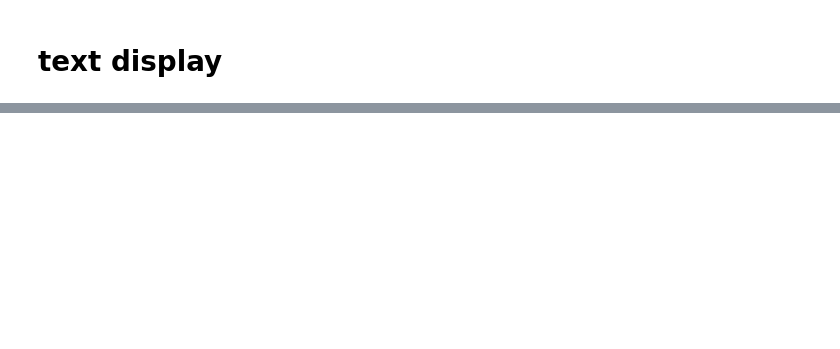
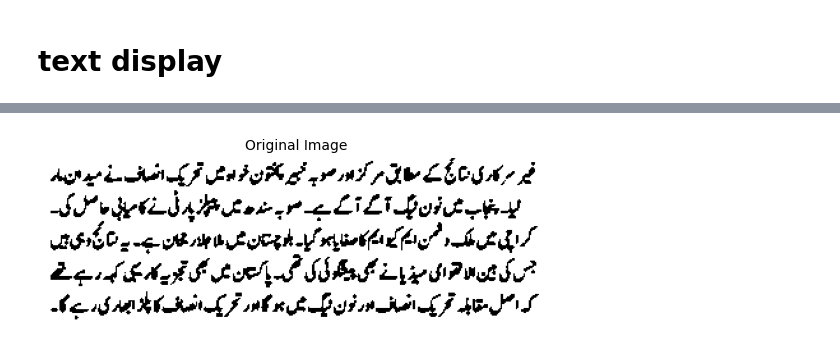
Before and after one commit to Muhammad-Mujtaba-FAST/DIP-Project, a Jupyter notebook: DIP.ipynb, the cells around one changed output, grey strips where cells are left out. Saved outputs shown, nothing was run; the diff lists cells and outputs as text; code cells hidden in the pictures; blank space fills up the shorter version.

```diff
--- a/DIP.ipynb
+++ b/DIP.ipynb
@@ -51,0 +244,34 @@ Error: OpenCV(4.8.0) :-1: error: (-5:Bad argument) in function 'imshow'
+# %%
+import cv2
+import numpy as np
+import matplotlib.pyplot as plt
+import traceback
+import pytesseract as ocr
+
+path = r'u2.jpeg'
+# path = r'F:\img\ocr_english_4_invert.png'
+img = cv2.imread(path, cv2.IMREAD_GRAYSCALE)
+img = cv2.GaussianBlur(img,(3,3),0.0)
+threshold, bw = cv2.threshold(img, 10, 255, cv2.THRESH_BINARY+cv2.THRESH_OTSU)
+# count white pixels (text pixels)
+foreground = cv2.countNonZero(bw)
+totalPixels = img.shape[0] * img.shape[1]
+# percentage of white pixels
+perc = foreground/totalPixels*100
+
+if(perc>50):
+    bw = cv2.bitwise_not(bw)
+print(perc)
+
+# threshold, bw = cv2.threshold(img, 100, 255, cv2.THRESH_BINARY+cv2.THRESH_OTSU)
+se = cv2.getStructuringElement(cv2.MORPH_CROSS, (1,1))
+bw =  cv2.morphologyEx(bw,cv2.MORPH_CLOSE,se)
+print(threshold)
+fig, axs = plt.subplots(1,1)
+
+axs.imshow(cv2.bitwise_not(bw),cmap='gray')
+axs.axis('off')
+axs.set_title('Original Image',fontsize='medium')
+result = ocr.image_to_string(bw, lang='urd')
+print(result)
+# %% [output]
@@ -51,0 +286 @@ Error: OpenCV(4.8.0) :-1: error: (-5:Bad argument) in function 'imshow'
+[figure, added]
```
Also changed, not shown: parts of 11 cells of this notebook.
